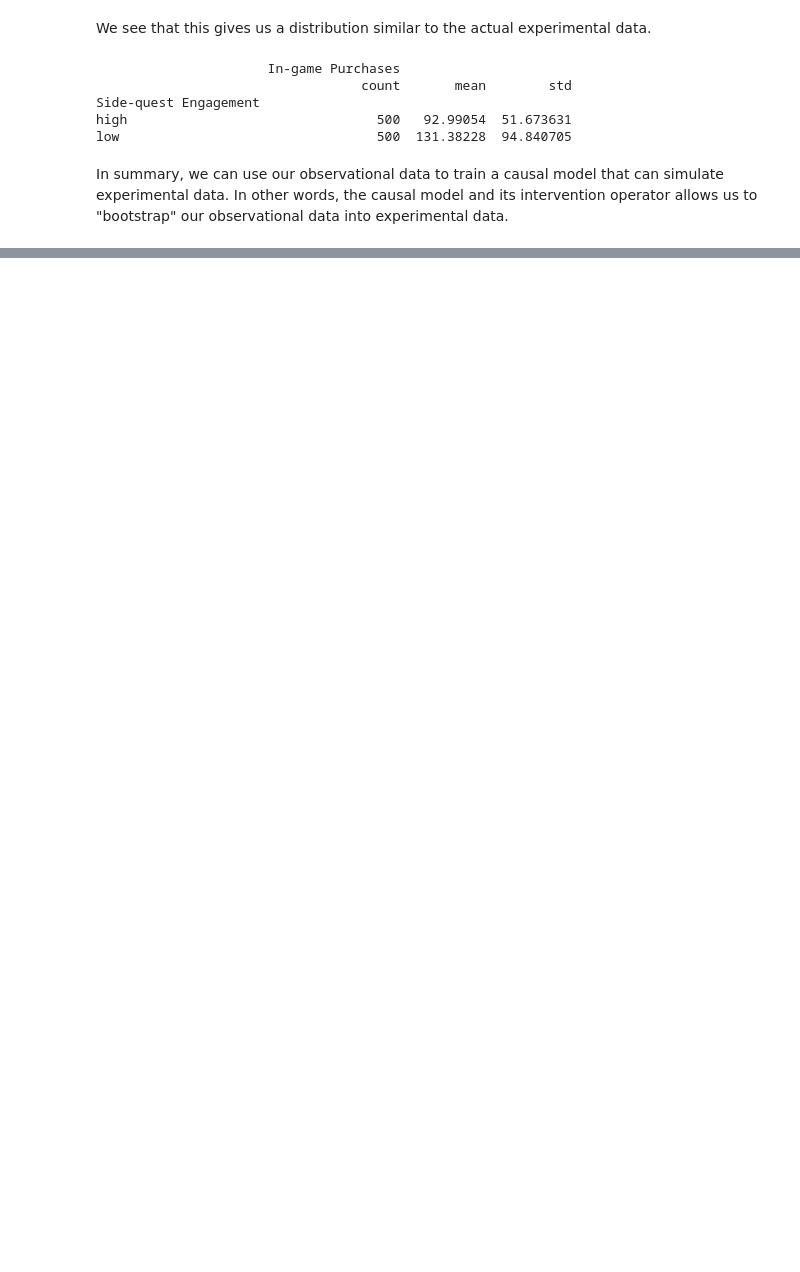
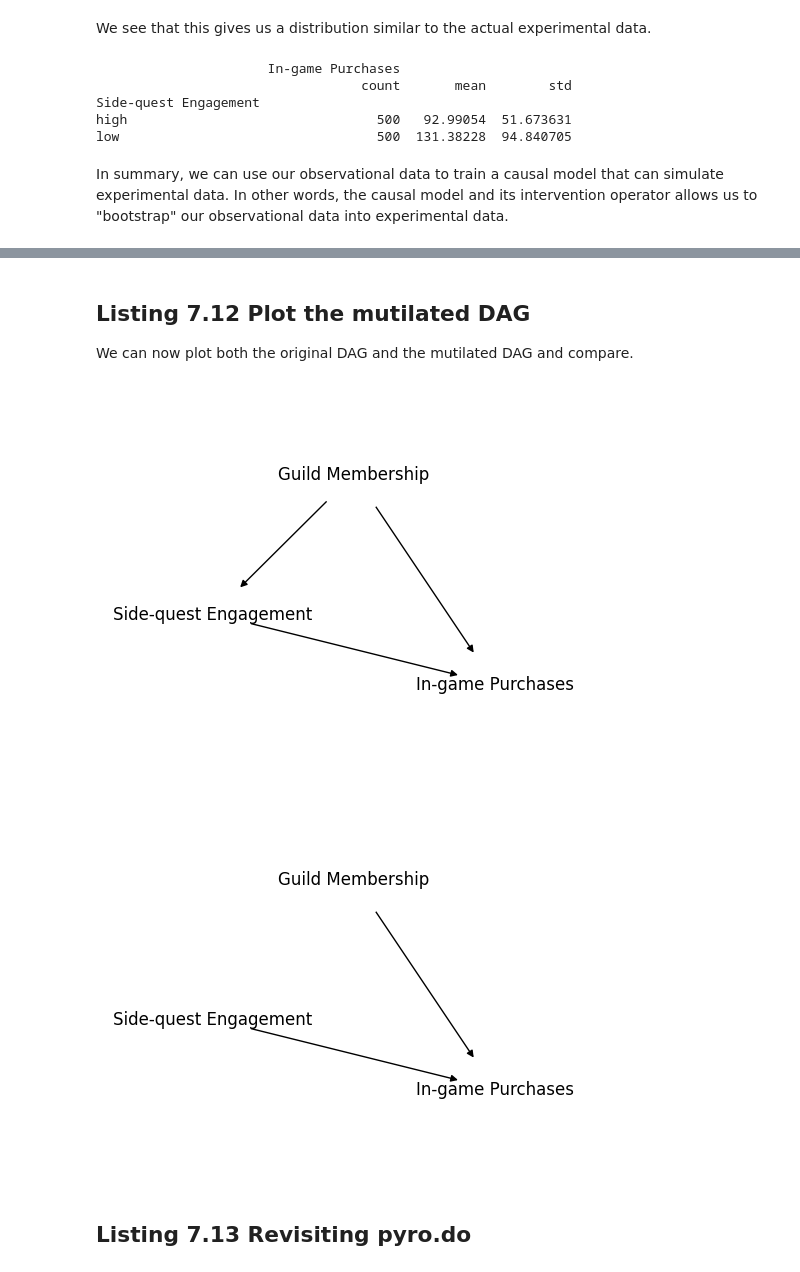
Before and after one commit to altdeep/causalML, a Jupyter notebook: book/chapter 7/chapter_7_online_gaming_example.ipynb, the cells around one changed output, grey strips where cells are left out. Saved outputs shown, nothing was run; the diff lists cells and outputs as text; code cells hidden in the pictures; blank space fills up the shorter version.

```diff
--- a/book/chapter 7/chapter_7_online_gaming_example.ipynb
+++ b/book/chapter 7/chapter_7_online_gaming_example.ipynb
@@ -350,0 +427,44 @@ In summary, we can use our observational data to train a causal model that can s
+# %%
+from pgmpy.base import DAG
+
+G = DAG([    #A
+    ('Guild Membership', 'Side-quest Engagement'),    #A
+    ('Side-quest Engagement', 'In-game Purchases'),    #A
+    ('Guild Membership', 'In-game Purchases')    #A
+])    #A
+G_int = G.do('Side-quest Engagement')    #B
+# A Build the causal DAG.
+# B The "do" method in the DAG class applies graph mutilation.
+# %% [markdown]
+## Listing 7.12 Plot the mutilated DAG
+
+We can now plot both the original DAG and the mutilated DAG and compare.
+# %%
+import pylab as plt
+import networkx as nx
+
+pos = {    #A
+    'Guild Membership': [0.0, 1.0],    #A
+    'Side-quest Engagement': [-1.0, 0.0],    #A
+    'In-game Purchases': [1.0, -0.5]    #A
+}    #A
+
+ax = plt.subplot()    #B
+ax.margins(0.3)    #B
+nx.draw(G, ax=ax, pos=pos, node_size=3000,    #B
+        node_color='w', with_labels=True)    #B
+plt.show()    #B
+
+ax = plt.subplot()    #C
+ax.margins(0.3)    #C
+nx.draw(G_int, ax=ax, pos=pos,    #C
+        node_size=3000, node_color='w', with_labels=True)    #C
+plt.show()    #C
+#A Create a dictionary of node positions that we can use to visualize both graphs.
+#B Visualize the original graph.
+#C Visualize the mutilated graph.
+# %% [output]
+[figure, added]
+[figure, added]
+# %% [markdown]
+## Listing 7.13 Revisiting pyro.do
```
Also changed, not shown: parts of 34 cells of this notebook.
